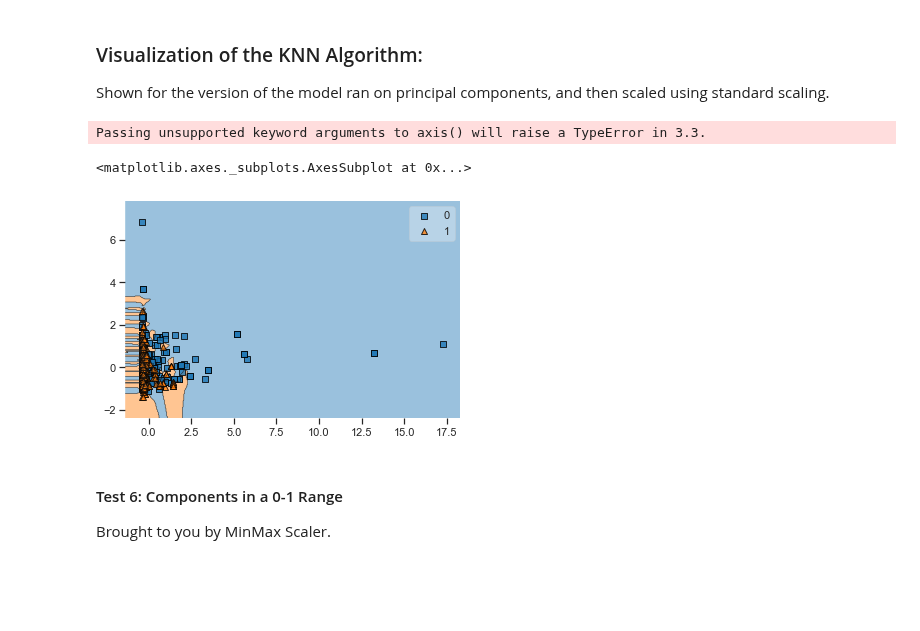
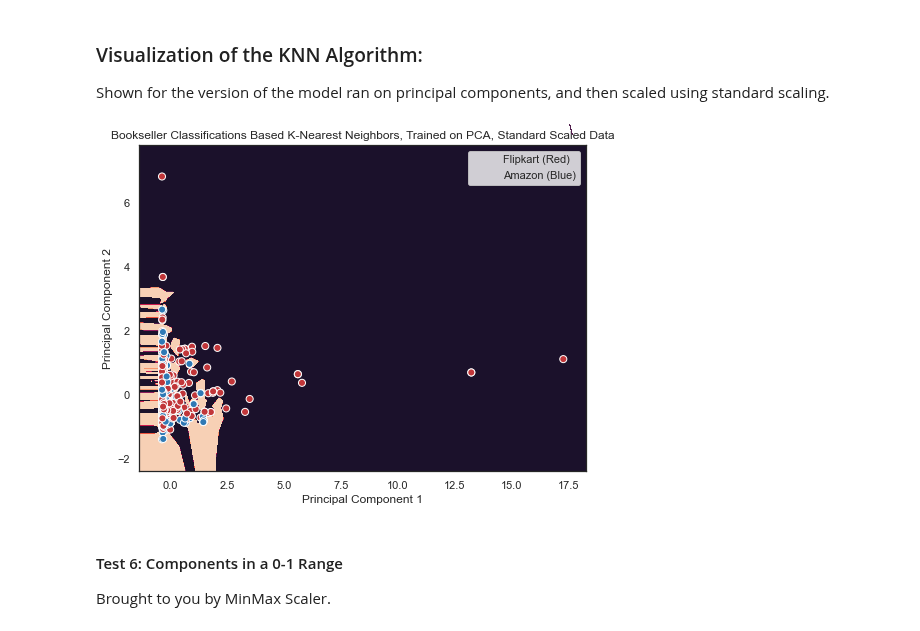
Before and after one commit to UPstartDeveloper/bookstore-classifier, a Jupyter notebook: classifications.ipynb, the cells around one changed output. Drawn from its saved outputs; the diff is of its cells as text; code cells hidden in the pictures; blank space fills up the shorter version.

Commit message:
Add visualization of KNN.

```diff
--- a/classifications.ipynb
+++ b/classifications.ipynb
@@ -1314,14 +1314,42 @@ F1-Score: 0.8599
 # %% [markdown]
 ### Visualization of the KNN Algorithm:
 Shown for the version of the model ran on principal components, and then scaled using standard scaling.
-# %%
-# Plotting decision region
-y_pred = knn5.predict(pca_s_scaled['X_test'])
-plot_decision_regions(pca_s_scaled['X_test'], y_pred.astype(np.integer), clf=knn5)
-# %% [output]
-Passing unsupported keyword arguments to axis() will raise a TypeError in 3.3.
-<matplotlib.axes._subplots.AxesSubplot at 0x...>
-[figure, removed]
+# %%
+def plot_knn(knn, X, y, scaling_type):
+    """Shows the plot of Logistic Regression model in color.
+
+       Credit to this Stack Overflow answer for helping me understand the
+       way to add the probability key to the right:
+       https://stackoverflow.com/questions/28256058/plotting-decision-boundary-of-logistic-regression
+
+    """
+    # set up plotting space
+    sns.set(style="white")
+    X0, X1 = X[:, 0], X[:, 1]
+    xx, yy = make_meshgrid(X0, X1)
+    grid = np.c_[xx.ravel(), yy.ravel()]
+    # plot the samples
+    f, ax = plt.subplots(figsize=(8, 6))
+    # make the decision boundary clear
+    contour = plot_contours(ax, knn, xx, yy)
+    # color code the points!
+    ax.scatter(X[100:,0], X[100:, 1], c=y[100:], s=50,
+               cmap="RdBu", vmin=-.2, vmax=1.2,
+               edgecolor="white", linewidth=1)
+    # make the plot more readable
+    plt.title(f'Bookseller Classifications Based K-Nearest Neighbors, Trained on PCA, {scaling_type} Data')
+    ax.set_xlabel('Principal Component 1')
+    ax.set_ylabel('Principal Component 2')
+    # add a legend
+    plt.legend(["Flipkart (Red)", "Amazon (Blue)"])
+    plt.show()
+    return
+
+X_test = pca_s_scaled['X_test']
+y_pred = knn5.predict(X_test)
+plot_knn(knn5, X_test, y_pred, 'Standard Scaled')
+# %% [output]
+[figure, added]
 # %% [markdown]
 #### Test 6: Components in a 0-1 Range
 Brought to you by MinMax Scaler.
```
Also changed, not shown: parts of 2 cells of this notebook.
